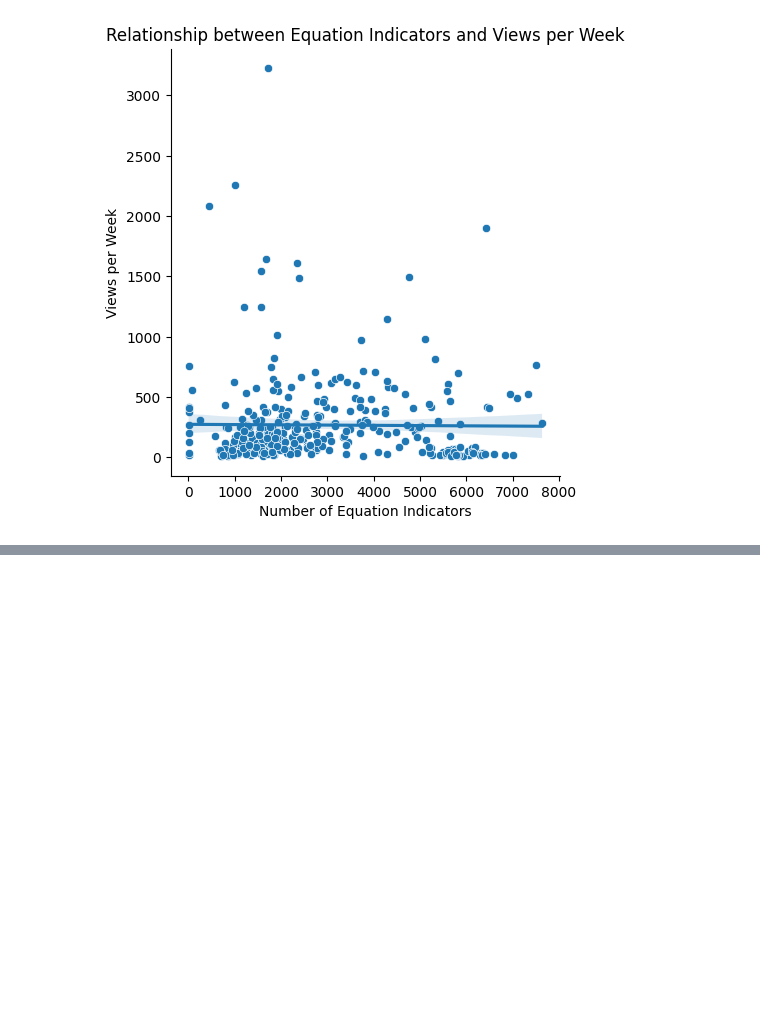
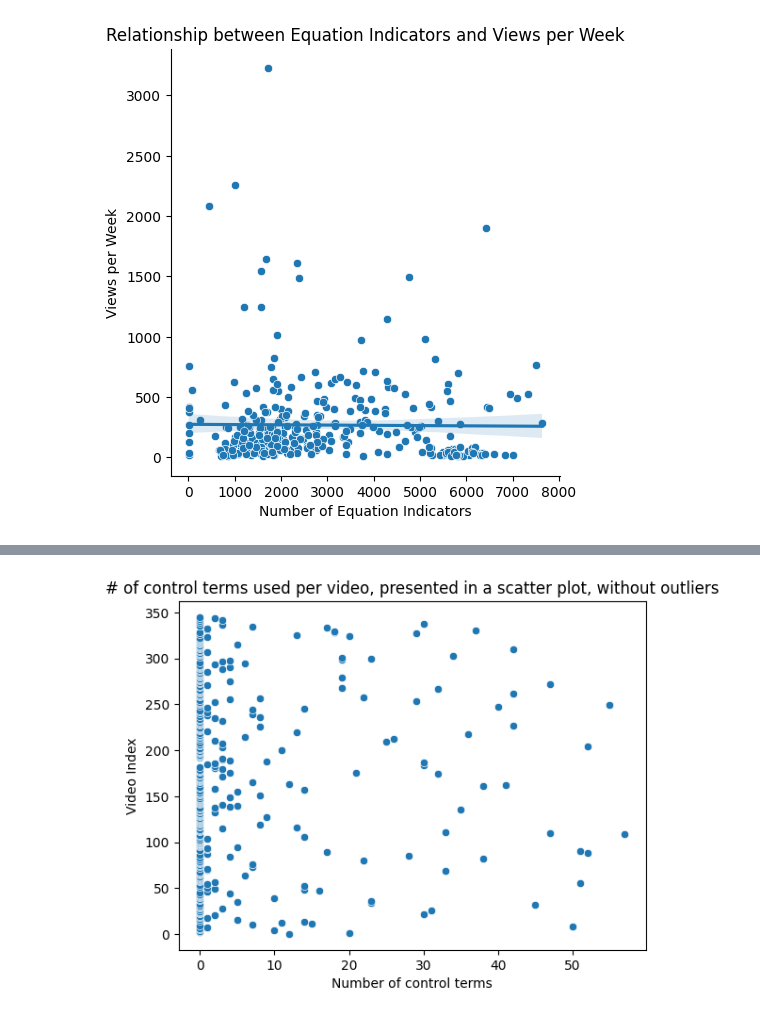
Before and after one commit to LeeJavaa/final_year_project, a Jupyter notebook: analysis/data-analysis.ipynb, the cells around one changed output, grey strips where cells are left out. Cells and saved outputs as stored; diff of their text form; code cells hidden in the pictures; blank space fills up the shorter version.

```diff
--- a/analysis/data-analysis.ipynb
+++ b/analysis/data-analysis.ipynb
@@ -484,0 +496,4 @@ plt.show()
+# %%
+controlCountDfsorted = controlCountDf.sort_values(by='controlCount', ascending=False)
+top_3_ids = controlCountDfsorted.head(3)
+print(top_3_ids)
@@ -484,0 +510,12 @@ plt.show()
+# %%
+controlCountDfClean = controlCountDf.drop(top_3_ids.index)
+# %%
+sns.scatterplot(x=controlCountDfClean['controlCount'], y=controlCountDfClean.index)
+
+plt.title("# of control terms used per video, presented in a scatter plot, without outliers")
+plt.xlabel("Number of control terms")
+plt.ylabel("Video Index")
+
+plt.show()
+# %% [output]
+[figure, added]
```
Also changed, not shown: parts of 6 cells of this notebook, 3 other files.
